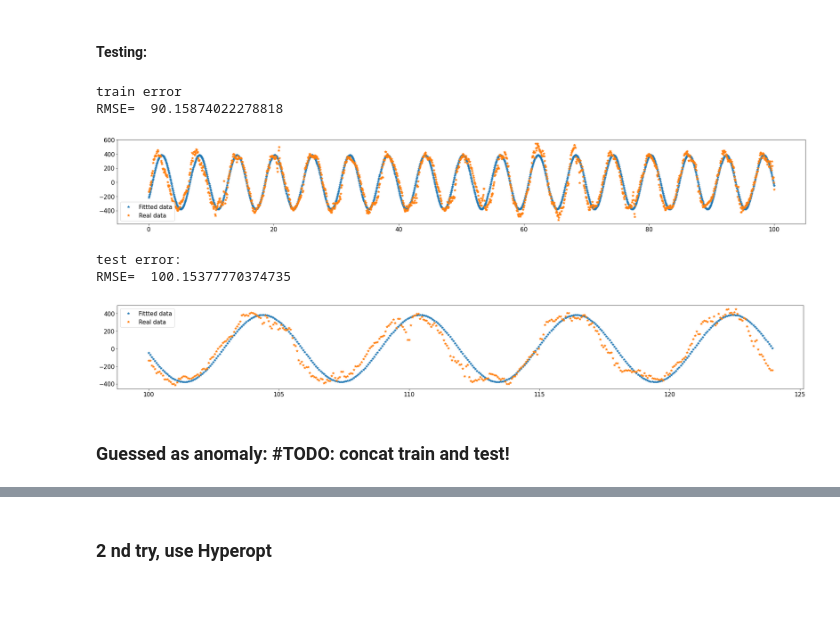
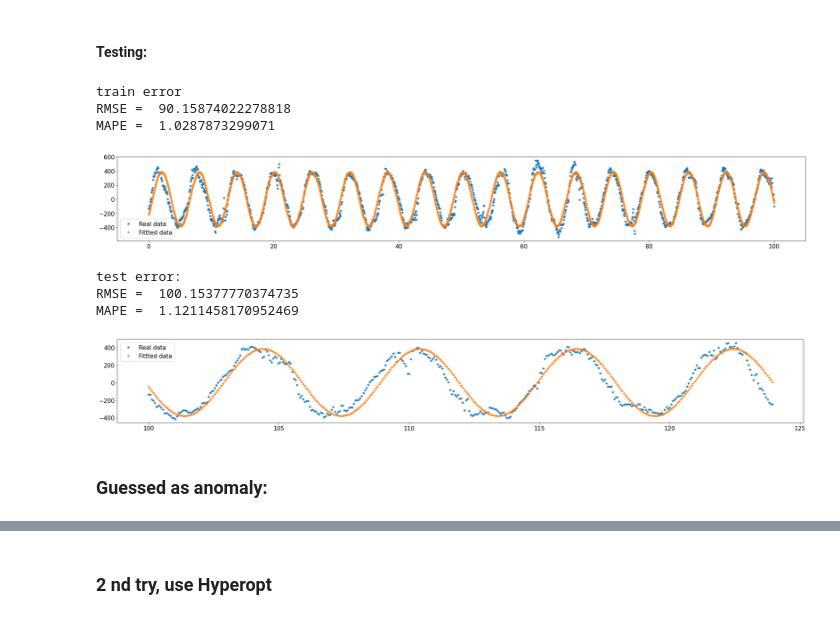
Before and after one commit to vladislav3112/time-series-exploration-testtask, a Jupyter notebook: metric_analysis.ipynb, the cells around one changed output, grey strips where cells are left out. Drawn from its saved outputs; the diff is of its cells as text; code cells hidden in the pictures.

```diff
--- a/metric_analysis.ipynb
+++ b/metric_analysis.ipynb
@@ -208,33 +204,44 @@ comparing_plot(x=x_fit, y_true=df_train['data'], y_fitted=y_fit)
 # %% [markdown]
 #### Testing:
 # %%
-from sklearn.metrics import mean_squared_error
+from sklearn.metrics import mean_squared_error,mean_absolute_percentage_error
 
-print('train error')
-#scale data back:
-y_true = scaler.inverse_transform([df_train['data']])
-y_pred = scaler.inverse_transform([y_fit])
-print("RMSE= ", mean_squared_error(y_true[0],y_pred[0],squared=False))
-comparing_plot(x_fit, y_true[0], y_pred[0])
+def test_model(y_train,y_predicted,y_test, params,return_result=True):
+    print('train error')
+    #scale data back:
+    y_true = scaler.inverse_transform([y_train])
+    y_pred = scaler.inverse_transform([y_predicted])
+    print("RMSE = ", mean_squared_error(y_true[0],y_pred[0],squared=False))
+    print("MAPE = ", mean_absolute_percentage_error(y_true[0],y_pred[0]))
+    comparing_plot(x_fit, y_true[0], y_pred[0])
 
-#Testing:
-print('test error:')
+    #Testing:
+    print('test error:')
 
-# because x should be scaled proportional to dataframe size
-x_test_fit = np.linspace(100,100//(1-TEST_PERCENTAGE),len(df_test['data']),endpoint=False)
-y_test_fit = [guessed_func(x_curr, *params) for x_curr in x_test_fit]
+    # because x should be scaled proportional to dataframe size
+    x_test_fit = np.linspace(100,100//(1-TEST_PERCENTAGE),len(y_test),endpoint=False)
+    y_test_fit = [guessed_func(x_curr, *params) for x_curr in x_test_fit]
 
-y_true_test = scaler.inverse_transform([df_test['data']])
-y_pred_test = scaler.inverse_transform([y_test_fit])
-print("RMSE= ", mean_squared_error(y_true_test[0],y_pred_test[0],squared=False))
-comparing_plot(x_test_fit, y_true_test[0], y_pred_test[0])
+    y_true_test = scaler.inverse_transform([y_test])
+    y_pred_test = scaler.inverse_transform([y_test_fit])
+    print("RMSE = ", mean_squared_error(y_true_test[0],y_pred_test[0],squared=False))
+    print("MAPE = ", mean_absolute_percentage_error(y_true_test[0],y_pred_test[0]))
+    comparing_plot(x_test_fit, y_true_test[0], y_pred_test[0])
+
+    if(return_result):
+        diff = abs(np.concatenate([y_true[0],y_true_test[0]]) - np.concatenate([y_pred[0],y_pred_test[0]]))
+        return diff
-# %% [output]
-train error
-RMSE=  90.15874022278818
-[figure, removed]
-test error:
-RMSE=  100.15377770374735
-[figure, removed]
+# %%
+diff = test_model(df_train['data'],y_fit,df_test['data'],params)
+# %% [output]
+train error
+RMSE =  90.15874022278818
+MAPE =  1.0287873299071
+[figure, added]
+test error:
+RMSE =  100.15377770374735
+MAPE =  1.1211458170952469
+[figure, added]
 # %% [markdown]
-### Guessed as anomaly:  #TODO: concat train and test!
+### Guessed as anomaly:
 # %%
```
Also changed, not shown: parts of 14 cells of this notebook.
